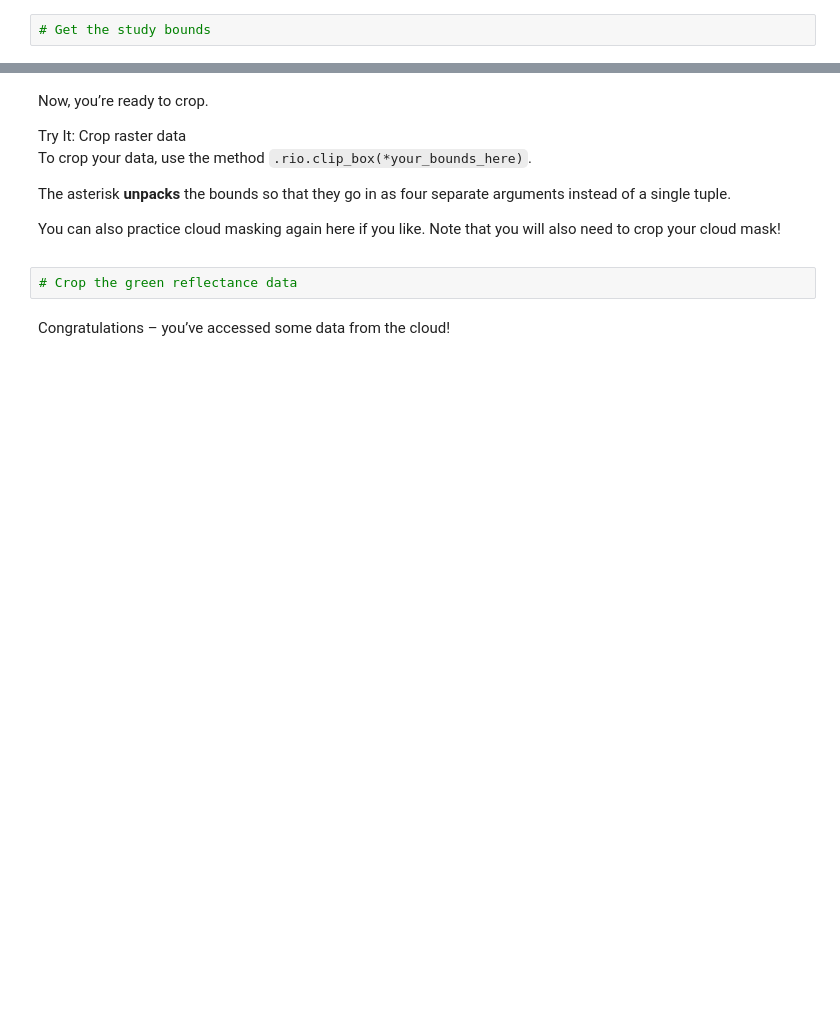
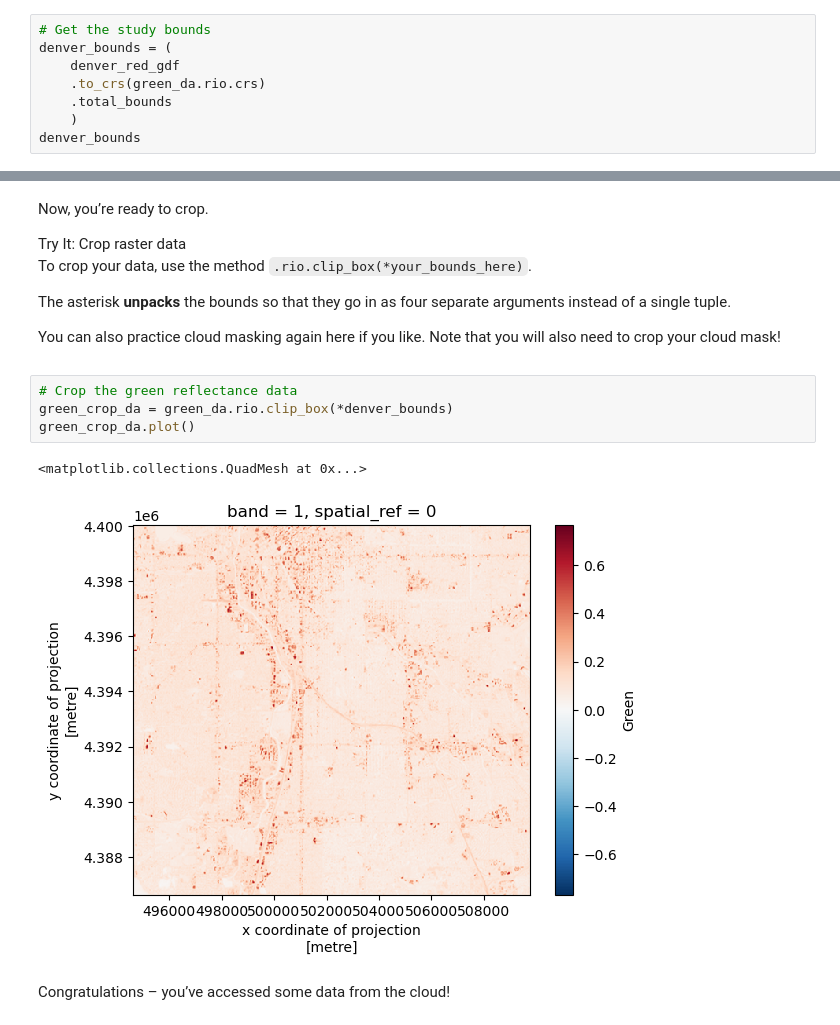
Before and after one commit to earthlab-education/fundamentals-04-redlining-tjstogoski, a Jupyter notebook: notebooks/redlining-91-download-earthaccess.ipynb, the cells around one changed output, grey strips where cells are left out. Cells and saved outputs as stored; diff of their text form; blank space fills up the shorter version.

```diff
--- a/notebooks/redlining-91-download-earthaccess.ipynb
+++ b/notebooks/redlining-91-download-earthaccess.ipynb
@@ -165,3 +226,9 @@ crop to it.</li>
 </ol></div></div>
 # %%
 # Get the study bounds
+denver_bounds = (
+    denver_red_gdf
+    .to_crs(green_da.rio.crs)
+    .total_bounds
+    )
+denver_bounds
@@ -176,5 +246,10 @@ as four separate arguments instead of a single tuple.</p>
 you will also need to crop your cloud mask!</p></div></div>
 # %%
 # Crop the green reflectance data
+green_crop_da = green_da.rio.clip_box(*denver_bounds)
+green_crop_da.plot()
+# %% [output]
+<matplotlib.collections.QuadMesh at 0x...>
+[figure, added]
 # %% [markdown]
 Congratulations – you’ve accessed some data from the cloud!
```
Also changed, not shown: parts of 12 cells of this notebook.
